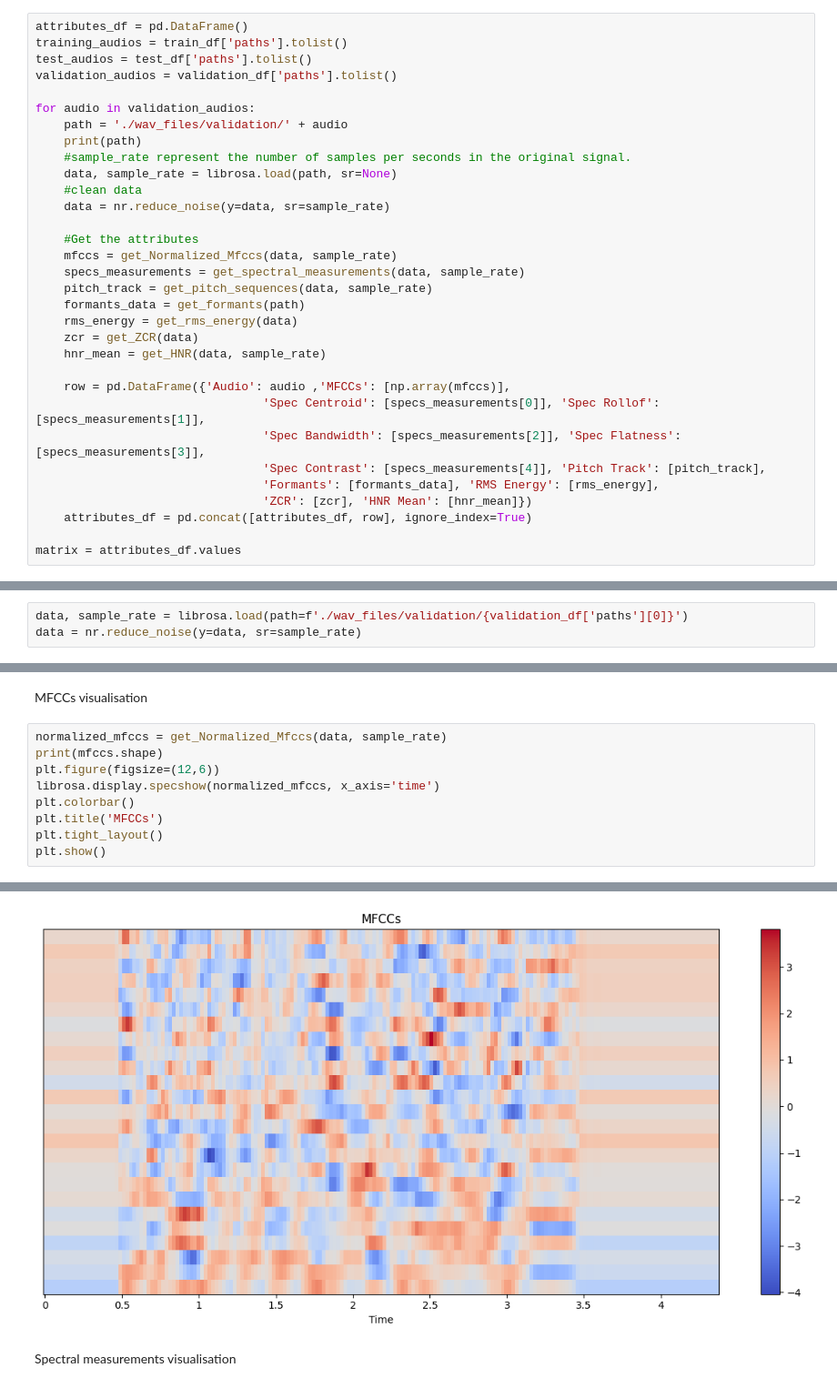
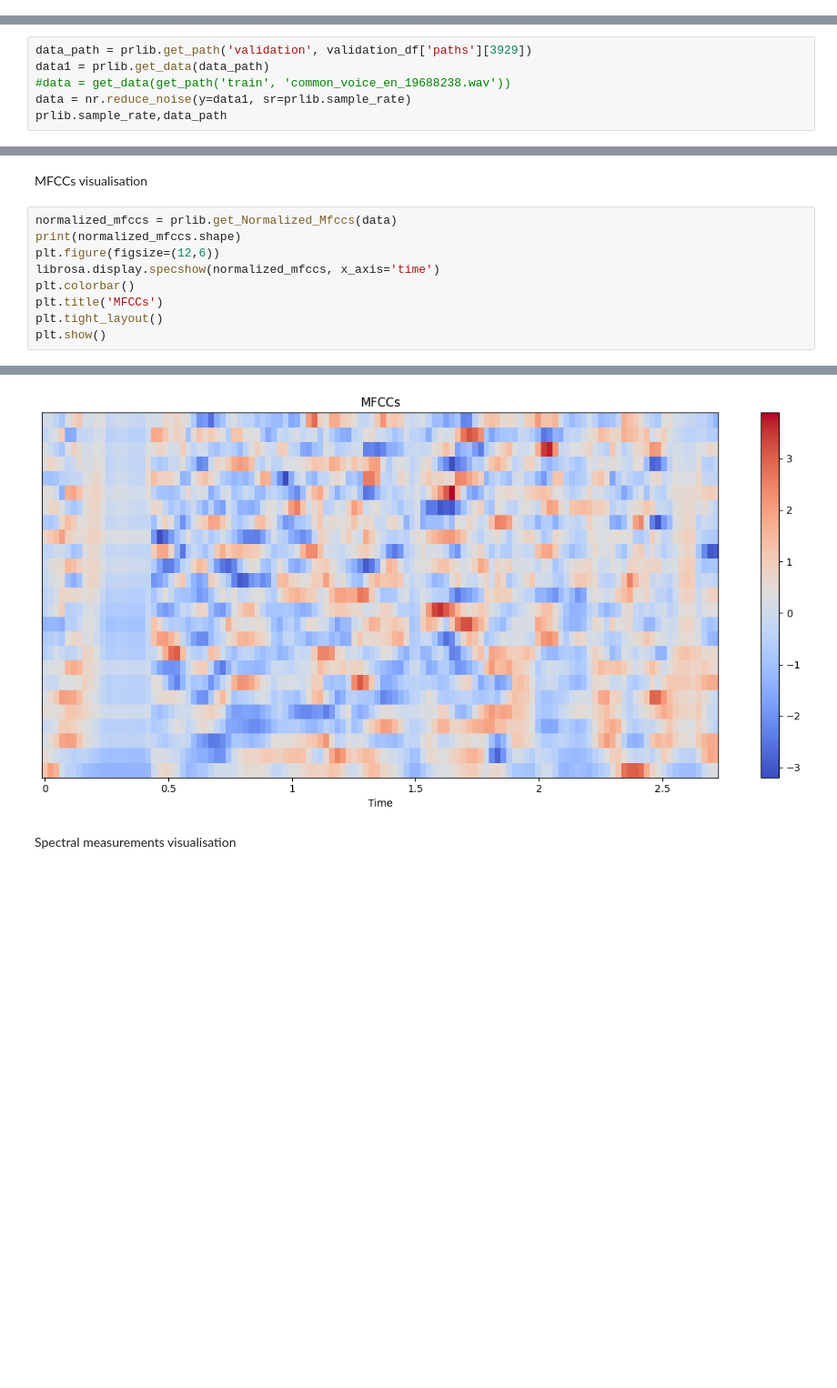
Before and after one commit to Gonxped31/Projet-STT-3795, a Jupyter notebook: src/data_preprocessing.ipynb, the cells around one changed output, grey strips where cells are left out. Shown at 91% size. Drawn from its saved outputs; the diff is of its cells as text; blank space fills up the shorter version.

```diff
--- a/src/data_preprocessing.ipynb
+++ b/src/data_preprocessing.ipynb
@@ -110,34 +23,2 @@ def get_HNR(data, sample_rate):
 # %% [markdown]
 Features matrix
-# %%
-attributes_df = pd.DataFrame()
-training_audios = train_df['paths'].tolist()
-test_audios = test_df['paths'].tolist()
-validation_audios = validation_df['paths'].tolist()
-
-for audio in validation_audios:
-    path = './wav_files/validation/' + audio
-    print(path)
-    #sample_rate represent the number of samples per seconds in the original signal.
-    data, sample_rate = librosa.load(path, sr=None)
-    #clean data
-    data = nr.reduce_noise(y=data, sr=sample_rate)
-
-    #Get the attributes
-    mfccs = get_Normalized_Mfccs(data, sample_rate)
-    specs_measurements = get_spectral_measurements(data, sample_rate)
-    pitch_track = get_pitch_sequences(data, sample_rate)
-    formants_data = get_formants(path)
-    rms_energy = get_rms_energy(data)
-    zcr = get_ZCR(data)
-    hnr_mean = get_HNR(data, sample_rate)
-
-    row = pd.DataFrame({'Audio': audio ,'MFCCs': [np.array(mfccs)],
-                                'Spec Centroid': [specs_measurements[0]], 'Spec Rollof': [specs_measurements[1]],
-                                'Spec Bandwidth': [specs_measurements[2]], 'Spec Flatness': [specs_measurements[3]],
-                                'Spec Contrast': [specs_measurements[4]], 'Pitch Track': [pitch_track],
-                                'Formants': [formants_data], 'RMS Energy': [rms_energy],
-                                'ZCR': [zcr], 'HNR Mean': [hnr_mean]})
-    attributes_df = pd.concat([attributes_df, row], ignore_index=True)
-
-matrix = attributes_df.values
@@ -164,6 +58,9 @@ KeyboardInterrupt:
 <h2>Features visualisation<h2>
 # %% [markdown]
 Initialisation
-# %%
-data, sample_rate = librosa.load(path=f'./wav_files/validation/{validation_df['paths'][0]}')
-data = nr.reduce_noise(y=data, sr=sample_rate)
+# %%
+data_path = prlib.get_path('validation', validation_df['paths'][3929])
+data1 = prlib.get_data(data_path)
+#data = get_data(get_path('train', 'common_voice_en_19688238.wav'))
+data = nr.reduce_noise(y=data1, sr=prlib.sample_rate)
+prlib.sample_rate,data_path
@@ -170,8 +94,8 @@ data = nr.reduce_noise(y=data, sr=sample_rate)
 # %% [markdown]
 MFCCs visualisation
 # %%
-normalized_mfccs = get_Normalized_Mfccs(data, sample_rate)
-print(mfccs.shape)
+normalized_mfccs = prlib.get_Normalized_Mfccs(data)
+print(normalized_mfccs.shape)
 plt.figure(figsize=(12,6))
 librosa.display.specshow(normalized_mfccs, x_axis='time')
 plt.colorbar()
@@ -183,4 +107,4 @@ plt.show()
-[figure, old version]
+[figure, new version]
 # %% [markdown]
 Spectral measurements visualisation
 # %%
```
Also changed, not shown: parts of 25 cells of this notebook, 5 other files.
